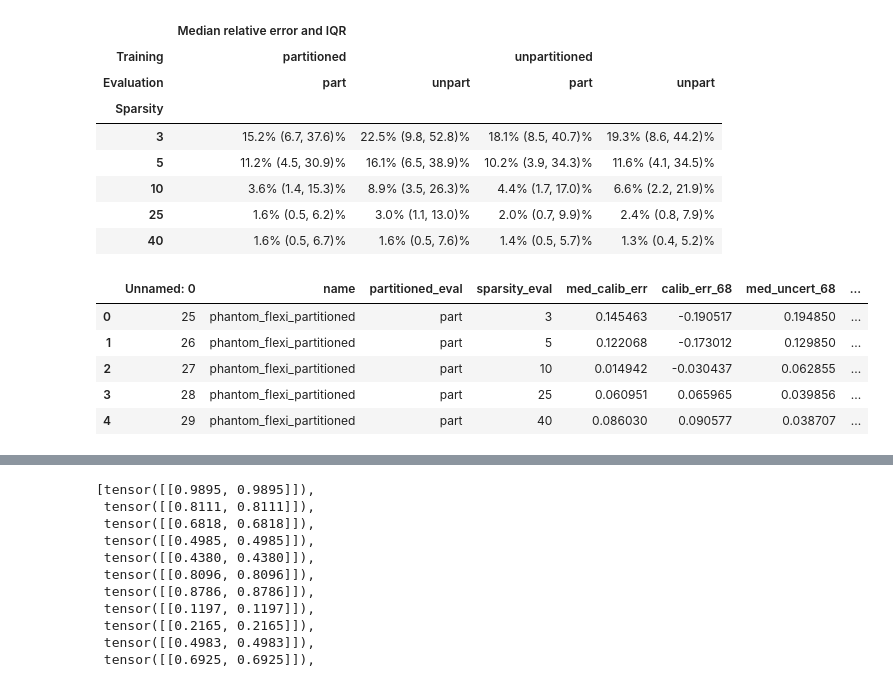
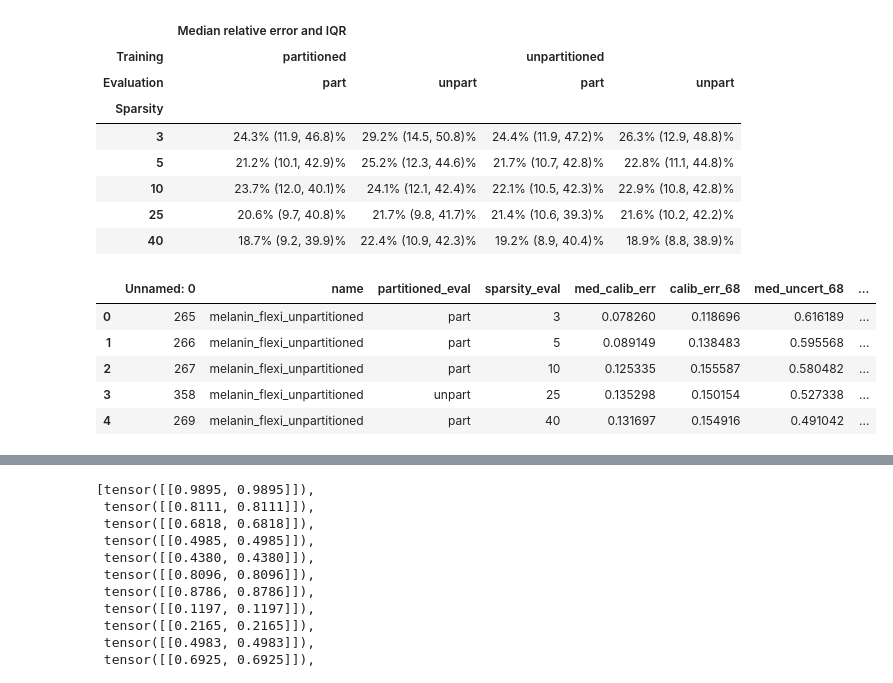
Before and after one commit to micdoh/qPAI_cINN_uncertainty_estimation, a Jupyter notebook: notebooks/multiple_eval.ipynb, the cells around one changed output, grey strips where cells are left out. Saved outputs shown, nothing was run; the diff lists cells and outputs as text; code cells hidden in the pictures.

```diff
--- a/notebooks/multiple_eval.ipynb
+++ b/notebooks/multiple_eval.ipynb
@@ -38,7 +36,7 @@ df_generic = df[df.name.str.startswith('g')]
 df_melanin = df[df.name.str.startswith('m')]
 # %%
 df = pd.read_csv(output_csv)
-df = df[df.name.str.startswith('p')]  # Phantom only
+df = df[df.name.str.startswith('m')]  # Phantom only
 #df = df[~df.name.str.contains('flexi')]  # Non-flexi only
 phantom_best_rows_part = []
 for train in ['_partitioned', 'unpartitioned']:
@@ -59,33 +57,34 @@ df.pivot(index='Sparsity', columns=['Training', 'Evaluation'], values=['Median r
 | Training | partitioned |  | unpartitioned |  |
 | Evaluation | part | unpart | part | unpart |
 | Sparsity |  |  |  |  |
-| 3 | 15.2% (6.7, 37.6)% | 22.5% (9.8, 52.8)% | 18.1% (8.5, 40.7)% | 19.3% (8.6, 44.2)% |
-| 5 | 11.2% (4.5, 30.9)% | 16.1% (6.5, 38.9)% | 10.2% (3.9, 34.3)% | 11.6% (4.1, 34.5)% |
-| 10 | 3.6% (1.4, 15.3)% | 8.9% (3.5, 26.3)% | 4.4% (1.7, 17.0)% | 6.6% (2.2, 21.9)% |
-| 25 | 1.6% (0.5, 6.2)% | 3.0% (1.1, 13.0)% | 2.0% (0.7, 9.9)% | 2.4% (0.8, 7.9)% |
-| 40 | 1.6% (0.5, 6.7)% | 1.6% (0.5, 7.6)% | 1.4% (0.5, 5.7)% | 1.3% (0.4, 5.2)% |
+| 3 | 24.3% (11.9, 46.8)% | 29.2% (14.5, 50.8)% | 24.4% (11.9, 47.2)% | 26.3% (12.9, 48.8)% |
+| 5 | 21.2% (10.1, 42.9)% | 25.2% (12.3, 44.6)% | 21.7% (10.7, 42.8)% | 22.8% (11.1, 44.8)% |
+| 10 | 23.7% (12.0, 40.1)% | 24.1% (12.1, 42.4)% | 22.1% (10.5, 42.3)% | 22.9% (10.8, 42.8)% |
+| 25 | 20.6% (9.7, 40.8)% | 21.7% (9.8, 41.7)% | 21.4% (10.6, 39.3)% | 21.6% (10.2, 42.2)% |
+| 40 | 18.7% (9.2, 39.9)% | 22.4% (10.9, 42.3)% | 19.2% (8.9, 40.4)% | 18.9% (8.8, 38.9)% |
 # %%
 df = pd.read_csv(output_csv)
-df = df[df.name.str.startswith('p')]
+dataset = 'melanin'
+df = df[df.name.str.startswith(dataset)]
 best_rows_flexi = []
 best_rows_specific = []
 
 for sparsity in [3, 5, 10, 25, 40]:
     flexi_row = df[(df.name.str.contains('flexi')) & (df.sparsity_eval == sparsity)].sort_values(by='med_rel_err').head(1).to_dict()
     flexi_row = {key: [sub_val for sub_val in val.values()][0] for key, val in flexi_row.items()}
     specific_row = df[(~df.name.str.contains('flexi')) & (df.sparsity_eval == sparsity)].sort_values(by='med_rel_err').head(1).to_dict()
     specific_row = {key: [sub_val for sub_val in val.values()][0] for key, val in specific_row.items()}
     best_rows_flexi.append(flexi_row)
     best_rows_specific.append(specific_row)
 
 flexi_df = pd.DataFrame(best_rows_flexi)
 specific_df = pd.DataFrame(best_rows_specific)
 flexi_df
 # %% [output]
 |  | Unnamed: 0 | name | partitioned_eval | sparsity_eval | med_calib_err | calib_err_68 | med_uncert_68 | ... |
-| 0 | 25 | phantom_flexi_partitioned | part | 3 | 0.145463 | -0.190517 | 0.194850 | ... |
-| 1 | 26 | phantom_flexi_partitioned | part | 5 | 0.122068 | -0.173012 | 0.129850 | ... |
-| 2 | 27 | phantom_flexi_partitioned | part | 10 | 0.014942 | -0.030437 | 0.062855 | ... |
-| 3 | 28 | phantom_flexi_partitioned | part | 25 | 0.060951 | 0.065965 | 0.039856 | ... |
-| 4 | 29 | phantom_flexi_partitioned | part | 40 | 0.086030 | 0.090577 | 0.038707 | ... |
+| 0 | 265 | melanin_flexi_unpartitioned | part | 3 | 0.078260 | 0.118696 | 0.616189 | ... |
+| 1 | 266 | melanin_flexi_unpartitioned | part | 5 | 0.089149 | 0.138483 | 0.595568 | ... |
+| 2 | 267 | melanin_flexi_unpartitioned | part | 10 | 0.125335 | 0.155587 | 0.580482 | ... |
+| 3 | 358 | melanin_flexi_unpartitioned | unpart | 25 | 0.135298 | 0.150154 | 0.527338 | ... |
+| 4 | 269 | melanin_flexi_unpartitioned | part | 40 | 0.131697 | 0.154916 | 0.491042 | ... |
 # %%
```
Also changed, not shown: parts of 3 cells of this notebook, 4 other files.
